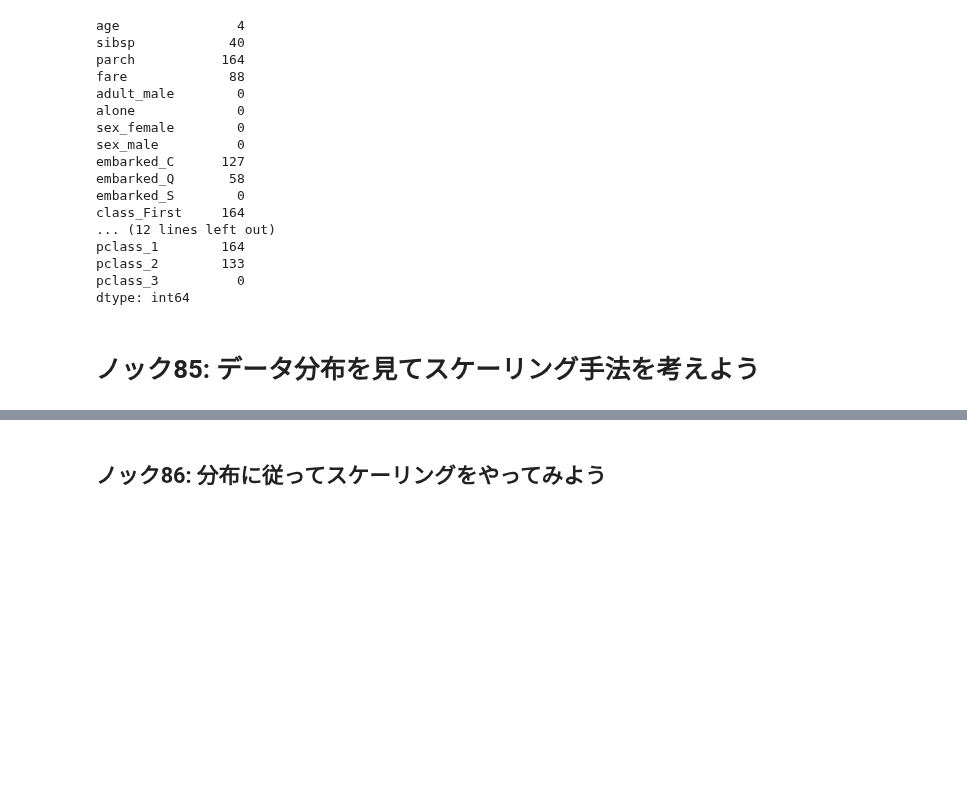
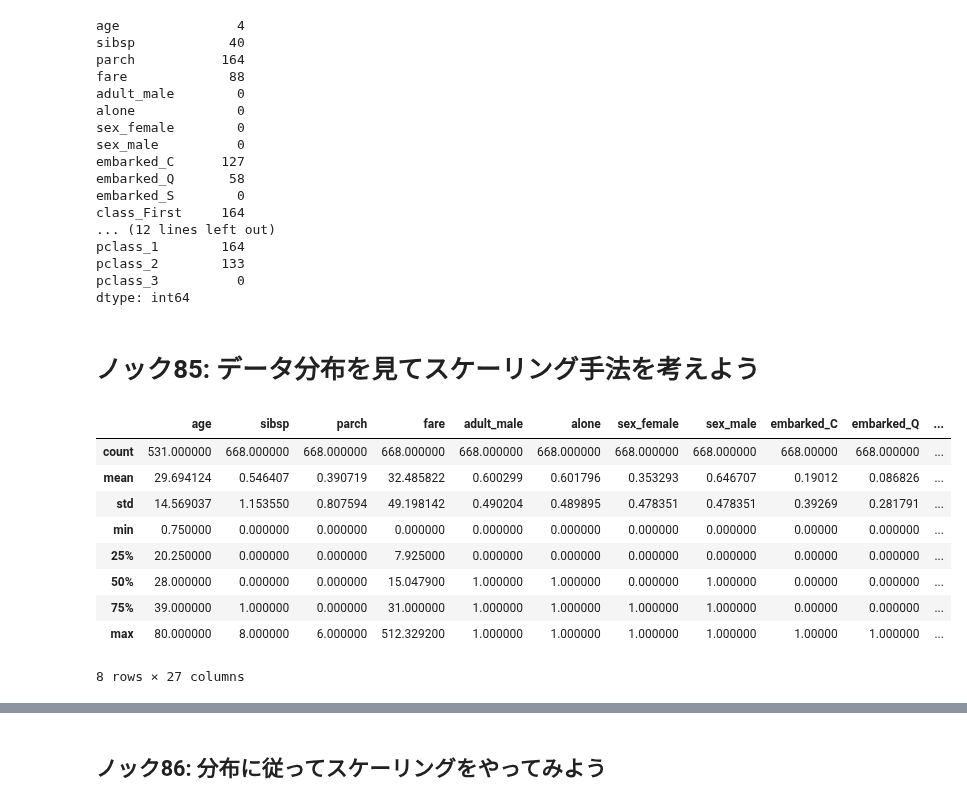
Before and after one commit to winuim/python-process-visualization-100, a Jupyter notebook: chapter-7/src/chapter-7.ipynb, the cells around one changed output, grey strips where cells are left out. Drawn from its saved outputs; the diff is of its cells as text; code cells hidden in the pictures; blank space fills up the shorter version.

```diff
--- a/chapter-7/src/chapter-7.ipynb
+++ b/chapter-7/src/chapter-7.ipynb
@@ -175,3 +175,16 @@ pclass_3          0
 dtype: int64
 # %% [markdown]
 # ノック85: データ分布を見てスケーリング手法を考えよう
+# %%
+train_ds.describe()
+# %% [output]
+|  | age | sibsp | parch | fare | adult_male | alone | sex_female | sex_male | embarked_C | embarked_Q | ... |
+| count | 531.000000 | 668.000000 | 668.000000 | 668.000000 | 668.000000 | 668.000000 | 668.000000 | 668.000000 | 668.00000 | 668.000000 | ... |
+| mean | 29.694124 | 0.546407 | 0.390719 | 32.485822 | 0.600299 | 0.601796 | 0.353293 | 0.646707 | 0.19012 | 0.086826 | ... |
+| std | 14.569037 | 1.153550 | 0.807594 | 49.198142 | 0.490204 | 0.489895 | 0.478351 | 0.478351 | 0.39269 | 0.281791 | ... |
+| min | 0.750000 | 0.000000 | 0.000000 | 0.000000 | 0.000000 | 0.000000 | 0.000000 | 0.000000 | 0.00000 | 0.000000 | ... |
+| 25% | 20.250000 | 0.000000 | 0.000000 | 7.925000 | 0.000000 | 0.000000 | 0.000000 | 0.000000 | 0.00000 | 0.000000 | ... |
+| 50% | 28.000000 | 0.000000 | 0.000000 | 15.047900 | 1.000000 | 1.000000 | 0.000000 | 1.000000 | 0.00000 | 0.000000 | ... |
+| 75% | 39.000000 | 1.000000 | 0.000000 | 31.000000 | 1.000000 | 1.000000 | 1.000000 | 1.000000 | 0.00000 | 0.000000 | ... |
+| max | 80.000000 | 8.000000 | 6.000000 | 512.329200 | 1.000000 | 1.000000 | 1.000000 | 1.000000 | 1.00000 | 1.000000 | ... |
+8 rows × 27 columns
```
Also changed, not shown: parts of 6 cells of this notebook.
